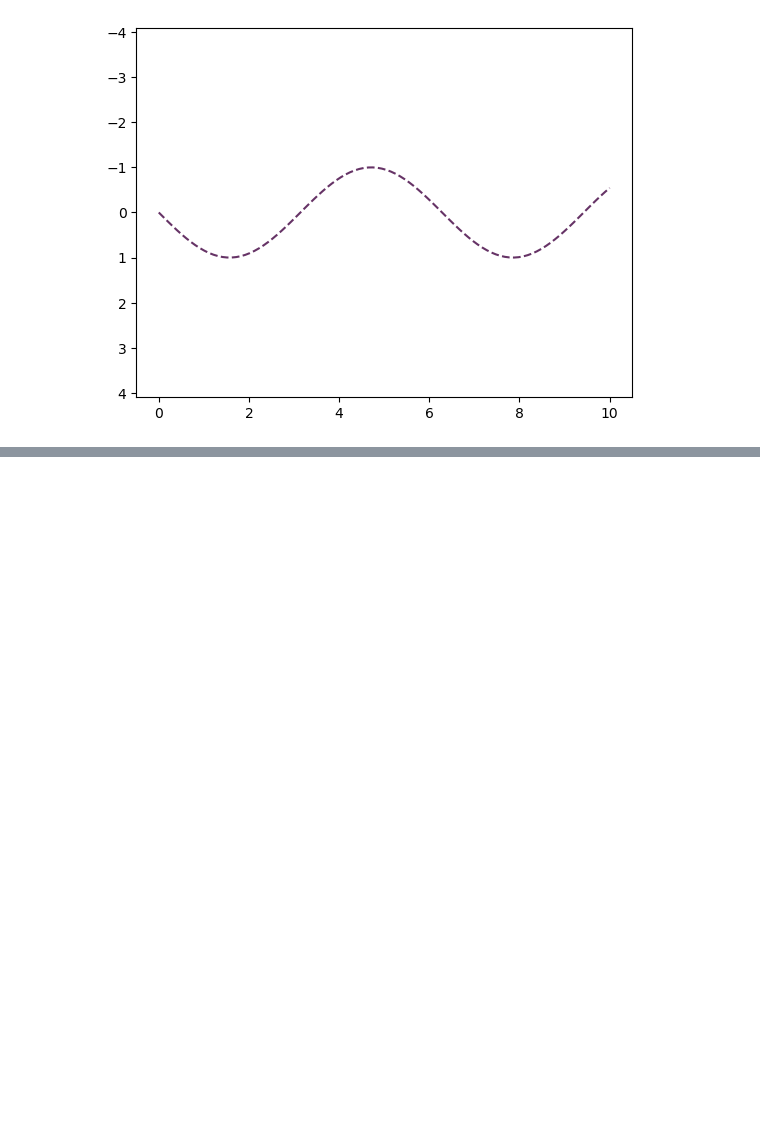
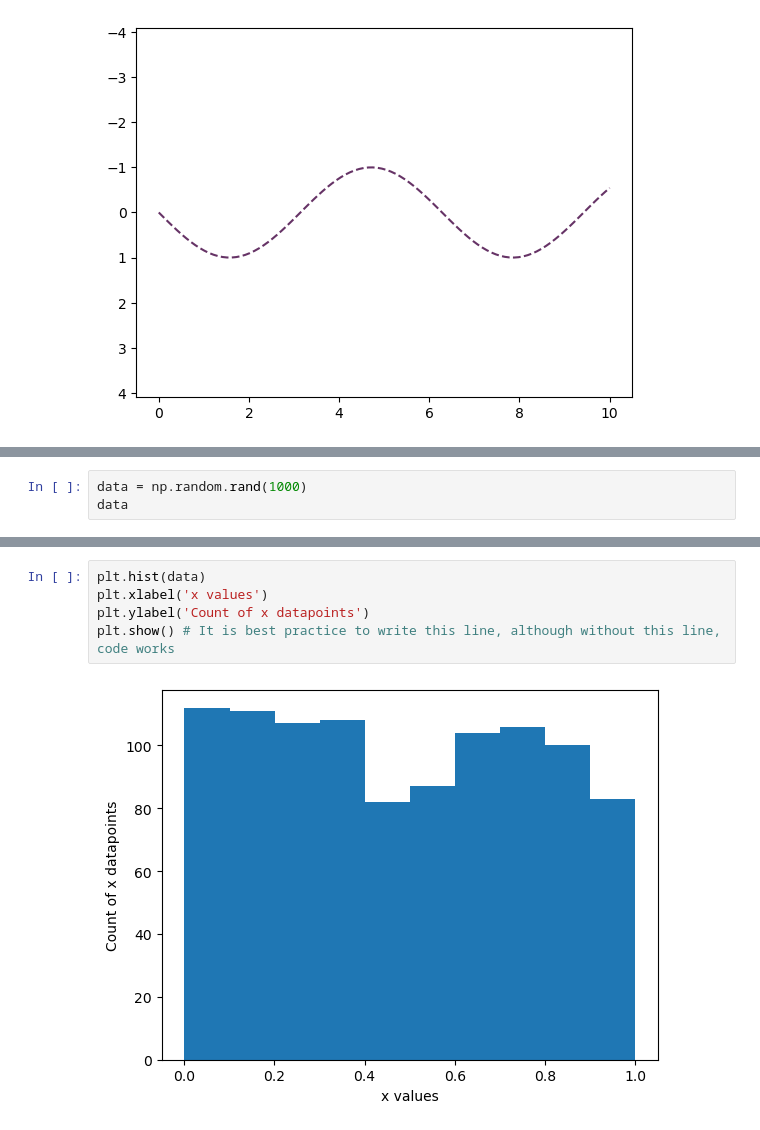
Before and after one commit to pragya-sharma11/DS-Assignments, a Jupyter notebook: Revision Notes/Visualization_by_python.ipynb, the cells around one changed output, grey strips where cells are left out. Saved outputs shown, nothing was run; the diff lists cells and outputs as text; blank space fills up the shorter version.

```diff
--- a/Revision Notes/Visualization_by_python.ipynb
+++ b/Revision Notes/Visualization_by_python.ipynb
@@ -185,0 +216,3 @@ plt.show()
+# %%
+data = np.random.rand(1000)
+data
@@ -185,0 +237,7 @@ plt.show()
+# %%
+plt.hist(data)
+plt.xlabel('x values')
+plt.ylabel('Count of x datapoints')
+plt.show() # It is best practice to write this line, although without this line, code works
+# %% [output]
+[figure, added]
```
Also changed, not shown: parts of 17 cells of this notebook.
